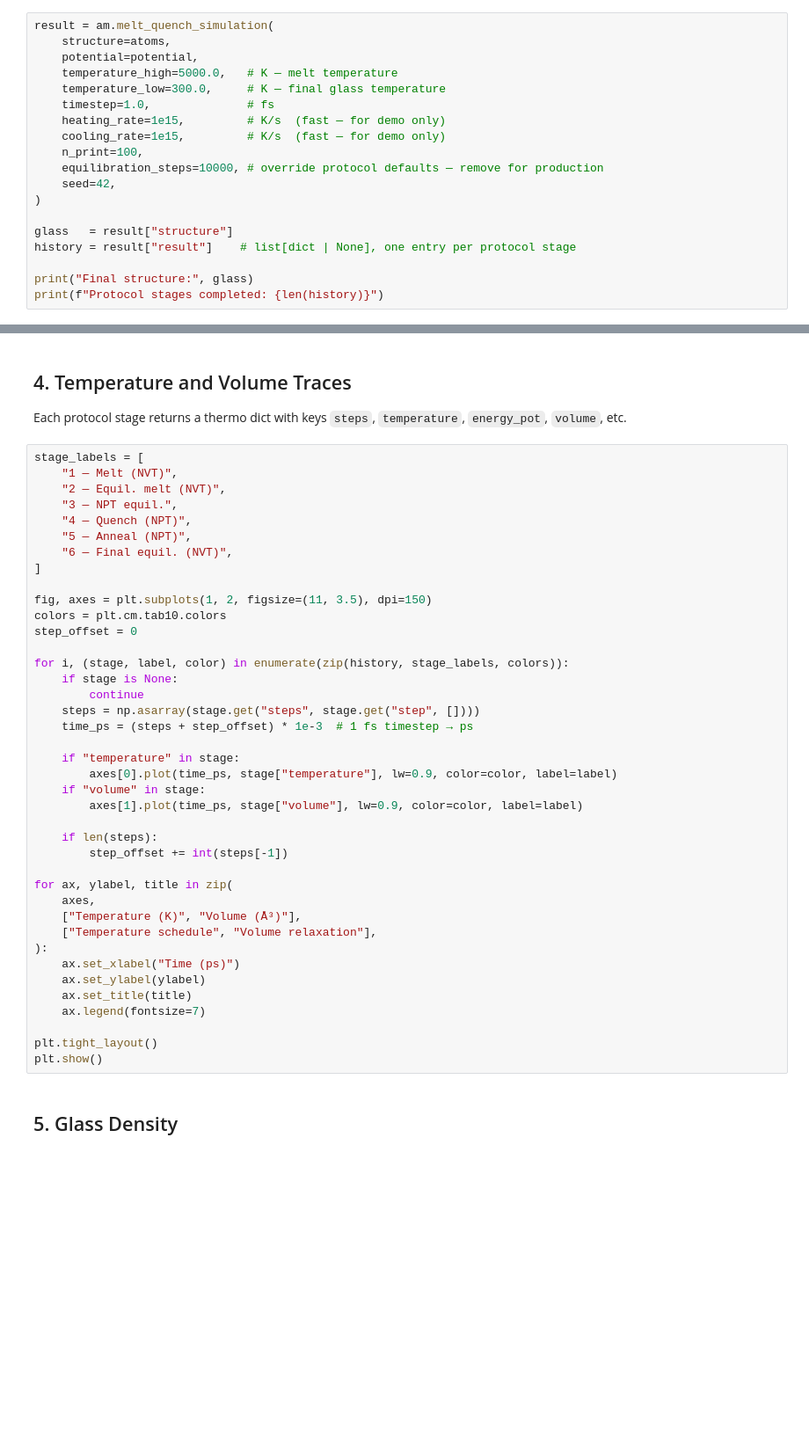
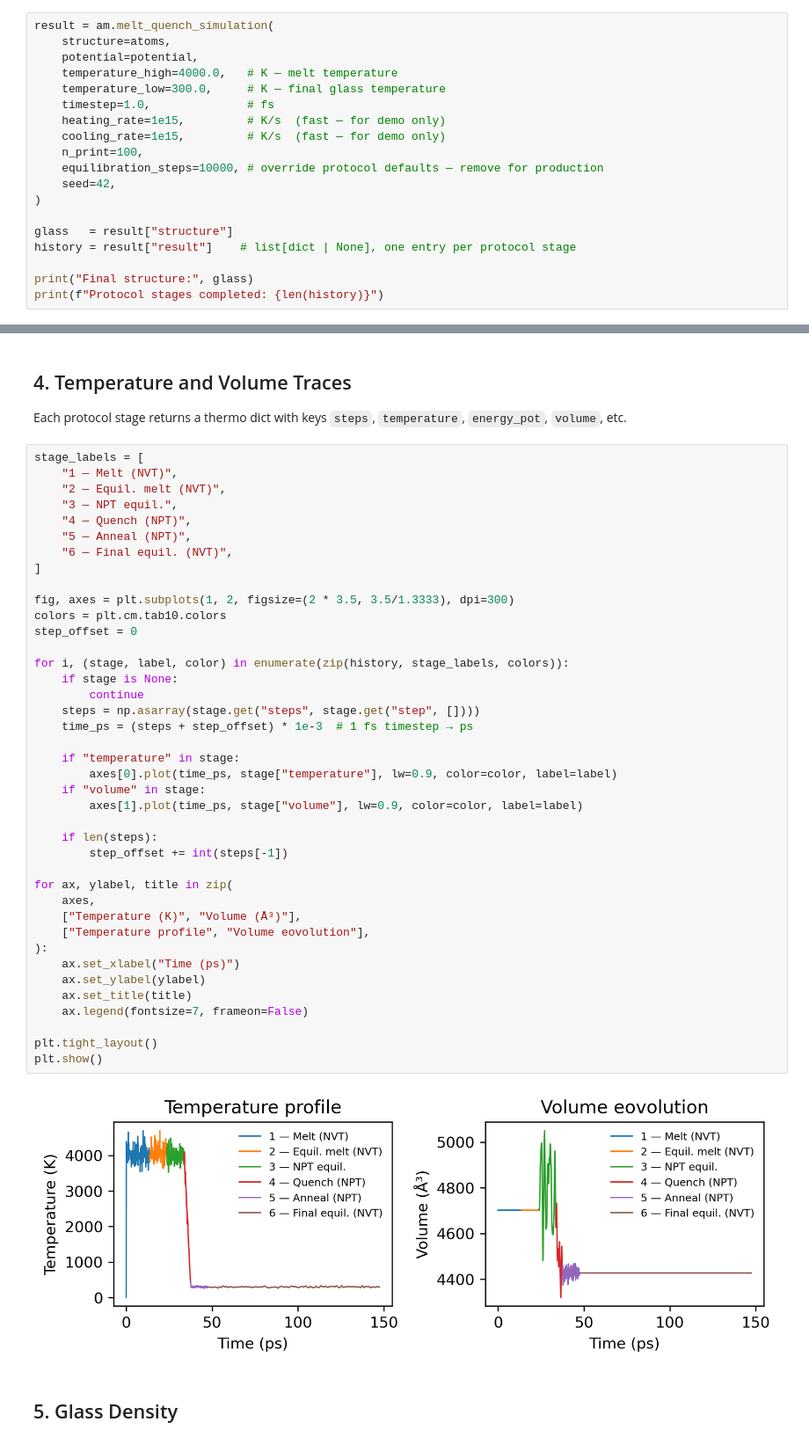
Before and after one commit to Atilaac/amorphouspy_meltquench, a Jupyter notebook: example.ipynb, the cells around one changed output, grey strips where cells are left out. Shown at 88% size. Drawn from its saved outputs; the diff is of its cells as text; blank space fills up the shorter version.

```diff
--- a/example.ipynb
+++ b/example.ipynb
@@ -64,7 +92,7 @@ The parameters below use `equilibration_steps=10000` and fast rates (`1e15 K/s`)
 result = am.melt_quench_simulation(
     structure=atoms,
     potential=potential,
-    temperature_high=5000.0,   # K — melt temperature
+    temperature_high=4000.0,   # K — melt temperature
     temperature_low=300.0,     # K — final glass temperature
     timestep=1.0,              # fs
     heating_rate=1e15,         # K/s  (fast — for demo only)
@@ -93,36 +124,38 @@ stage_labels = [
     "6 — Final equil. (NVT)",
 ]
 
-fig, axes = plt.subplots(1, 2, figsize=(11, 3.5), dpi=150)
+fig, axes = plt.subplots(1, 2, figsize=(2 * 3.5, 3.5/1.3333), dpi=300)
 colors = plt.cm.tab10.colors
 step_offset = 0
 
 for i, (stage, label, color) in enumerate(zip(history, stage_labels, colors)):
     if stage is None:
         continue
     steps = np.asarray(stage.get("steps", stage.get("step", [])))
     time_ps = (steps + step_offset) * 1e-3  # 1 fs timestep → ps
 
     if "temperature" in stage:
         axes[0].plot(time_ps, stage["temperature"], lw=0.9, color=color, label=label)
     if "volume" in stage:
         axes[1].plot(time_ps, stage["volume"], lw=0.9, color=color, label=label)
 
     if len(steps):
         step_offset += int(steps[-1])
 
 for ax, ylabel, title in zip(
     axes,
     ["Temperature (K)", "Volume (Å³)"],
-    ["Temperature schedule", "Volume relaxation"],
+    ["Temperature profile", "Volume eovolution"],
 ):
     ax.set_xlabel("Time (ps)")
     ax.set_ylabel(ylabel)
     ax.set_title(title)
-    ax.legend(fontsize=7)
+    ax.legend(fontsize=7, frameon=False)
 
 plt.tight_layout()
 plt.show()
+# %% [output]
+[figure, added]
 # %% [markdown]
 ## 5. Glass Density
 # %%
```
Also changed, not shown: parts of 8 cells of this notebook, 4 other files.
